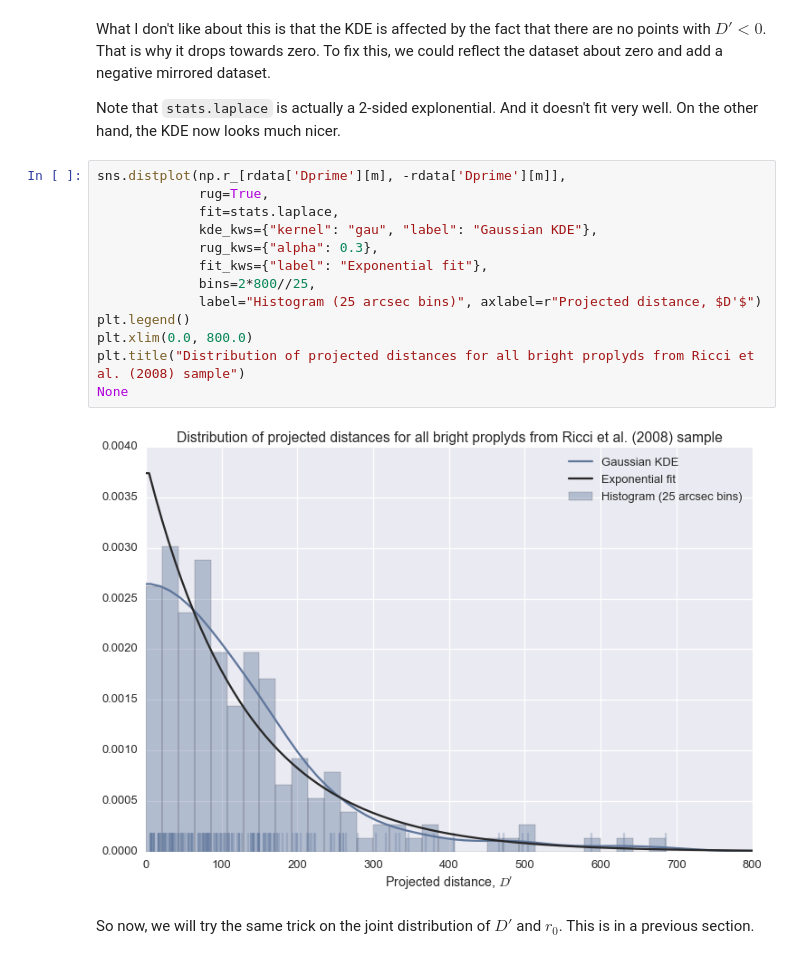
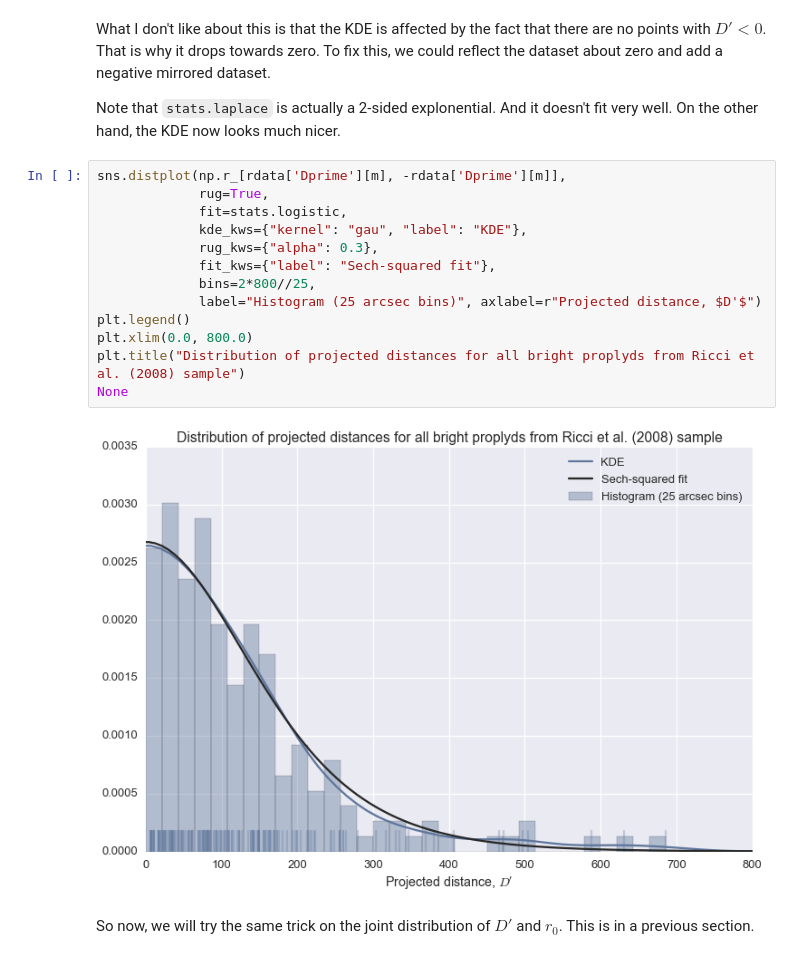
Before and after one commit to will-henney/bowshock-shape, a Jupyter notebook: Proplyd distribution.ipynb, the cells around one changed output. Drawn from its saved outputs; the diff is of its cells as text.

```diff
--- a/Proplyd distribution.ipynb
+++ b/Proplyd distribution.ipynb
@@ -310,18 +310,18 @@ Note that `stats.laplace` is actually a 2-sided explonential.  And it doesn't fi
 # %%
 sns.distplot(np.r_[rdata['Dprime'][m], -rdata['Dprime'][m]],
              rug=True,
-             fit=stats.laplace,
-             kde_kws={"kernel": "gau", "label": "Gaussian KDE"},
+             fit=stats.logistic,
+             kde_kws={"kernel": "gau", "label": "KDE"},
              rug_kws={"alpha": 0.3},
-             fit_kws={"label": "Exponential fit"},
+             fit_kws={"label": "Sech-squared fit"},
              bins=2*800//25,
              label="Histogram (25 arcsec bins)", axlabel=r"Projected distance, $D'$")
 plt.legend()
 plt.xlim(0.0, 800.0)
 plt.title("Distribution of projected distances for all bright proplyds from Ricci et al. (2008) sample")
 None
 # %% [output]
-[figure, old version]
+[figure, new version]
 # %% [markdown]
 So now, we will try the same trick on the joint distribution of $D'$ and $r_0$.  This is in a previous section.
 # %% [markdown]
```
Also changed, not shown: parts of 14 cells of this notebook.
